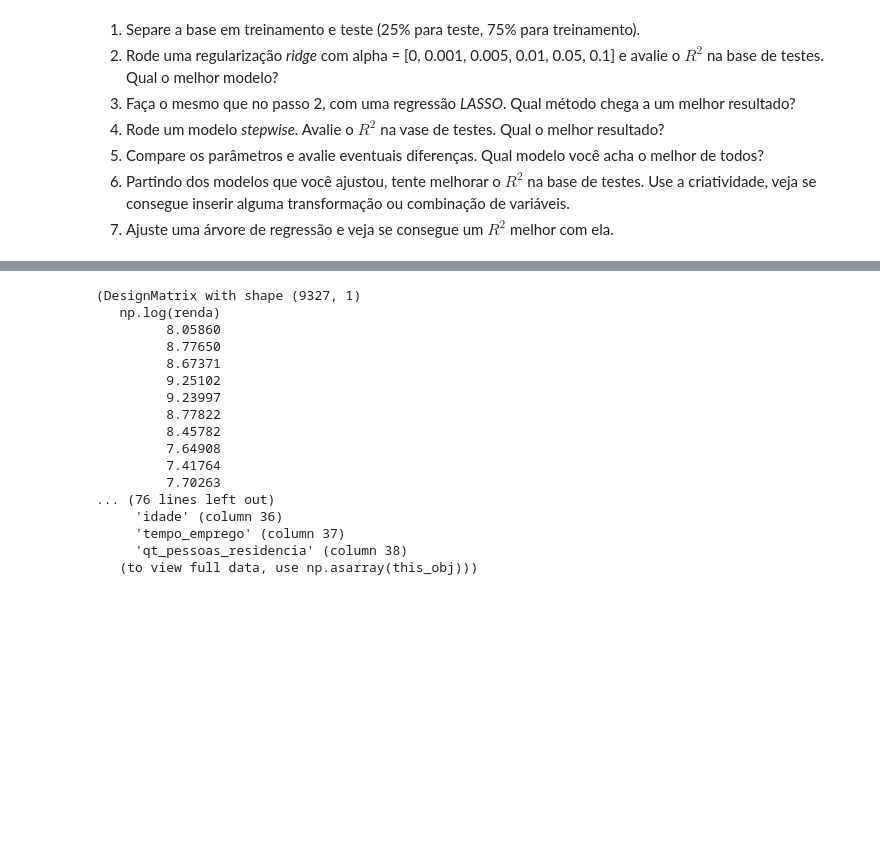
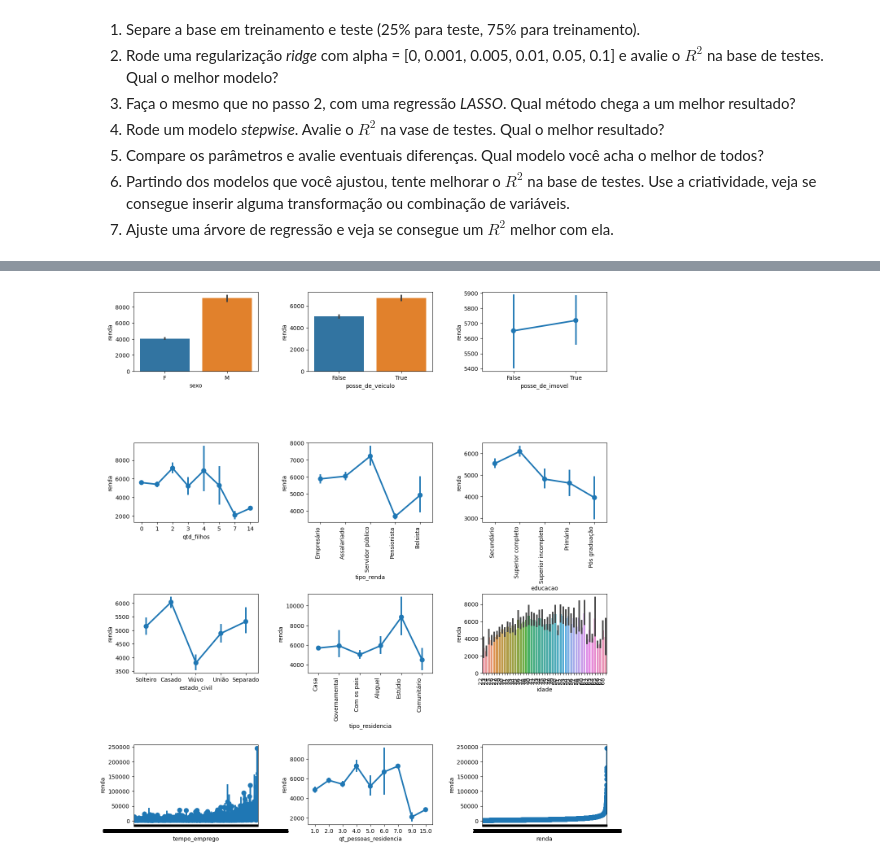
Before and after one commit to harleiaki/DataScience-, a Jupyter notebook: Mod 13 - Tarefa02.ipynb, the cells around one changed output, grey strips where cells are left out. Cells and saved outputs as stored; diff of their text form; code cells hidden in the pictures; blank space fills up the shorter version.

```diff
--- a/Mod 13 - Tarefa02.ipynb
+++ b/Mod 13 - Tarefa02.ipynb
@@ -90,8 +115,34 @@ X
+# %%
+plt.close('all')
+
+plt.rc('figure', figsize=(15, 17))
+fig, axes = plt.subplots(4, 3)
+
+sns.barplot(ax = axes[0, 0],y = 'renda', x = 'sexo', data = X)
+sns.barplot(ax = axes[0, 1],y = 'renda', x = 'posse_de_veiculo', data = X)
+sns.pointplot(ax = axes[0, 2],y = 'renda', x = 'posse_de_imovel', data = X)
+sns.pointplot(ax = axes[1, 0],y = 'renda', x = 'qtd_filhos', data = X)
+tipo_renda = sns.pointplot(ax = axes[1, 1],y = 'renda', x = 'tipo_renda', data = X)
+educação = sns.pointplot(ax = axes[1, 2],y = 'renda', x = 'educacao', data = X)
+sns.pointplot(ax = axes[2, 0],y = 'renda', x = 'estado_civil', data = X)
+tipo_residencia = sns.pointplot(ax = axes[2, 1],y = 'renda', x = 'tipo_residencia', data = X)
+idade = sns.barplot(ax = axes[2, 2],y = 'renda', x = 'idade', data = X)
+tempo_emprego = sns.pointplot(ax = axes[3, 0],y = 'renda', x = 'tempo_emprego', data = X)
+sns.pointplot(ax = axes[3, 1],y = 'renda', x = 'qt_pessoas_residencia', data = X)
+sns.pointplot(ax = axes[3, 2],y = 'renda', x = 'renda', data = X)
+
+tipo_renda.set_xticklabels(tipo_renda.get_xticklabels(), rotation=90, horizontalalignment='right')
+idade.set_xticklabels(idade.get_xticklabels(), rotation=90, horizontalalignment='right')
+educação.set_xticklabels(educação.get_xticklabels(), rotation=90, horizontalalignment='right')
+tipo_residencia.set_xticklabels(tipo_residencia.get_xticklabels(), rotation=90, horizontalalignment='right')
+
+plt.subplots_adjust(wspace=0.4, hspace=0.9)
+# %% [output]
+[figure, added]
 # %%
 X_train, X_test = train_test_split(X, train_size=0.75, random_state=100)
 # %%
-X_a = patsy.dmatrices('''np.log(renda) ~ C(data_ref)
-                    + C(sexo)
+X1 = patsy.dmatrices('''np.log(renda) ~ C(sexo)
                     + C(posse_de_veiculo)
                     + C(posse_de_imovel)
                     + qtd_filhos
@@ -103,22 +154,3 @@ X_a = patsy.dmatrices('''np.log(renda) ~ C(data_ref)
                     + tempo_emprego
                     + qt_pessoas_residencia
                     + 1''', X_train)
-X_a
-# %% [output]
-(DesignMatrix with shape (9327, 1)
-   np.log(renda)
-         8.05860
-         8.77650
-         8.67371
-         9.25102
-         9.23997
-         8.77822
-         8.45782
-         7.64908
-         7.41764
-         7.70263
-... (76 lines left out)
-     'idade' (column 36)
-     'tempo_emprego' (column 37)
-     'qt_pessoas_residencia' (column 38)
-   (to view full data, use np.asarray(this_obj)))
```
Also changed, not shown: parts of 44 cells of this notebook.
